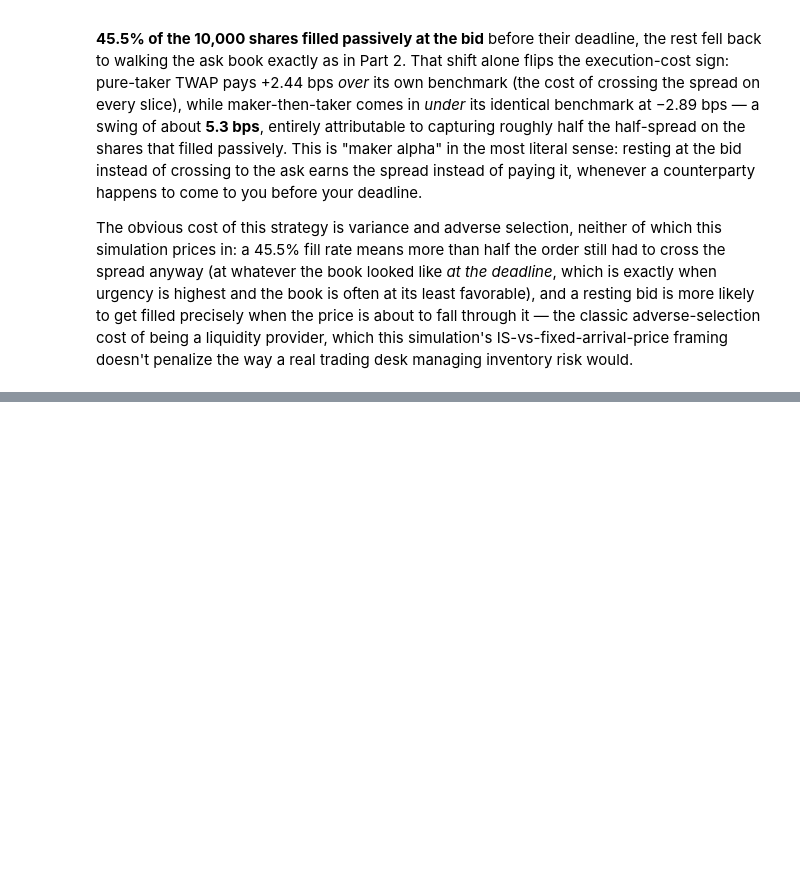
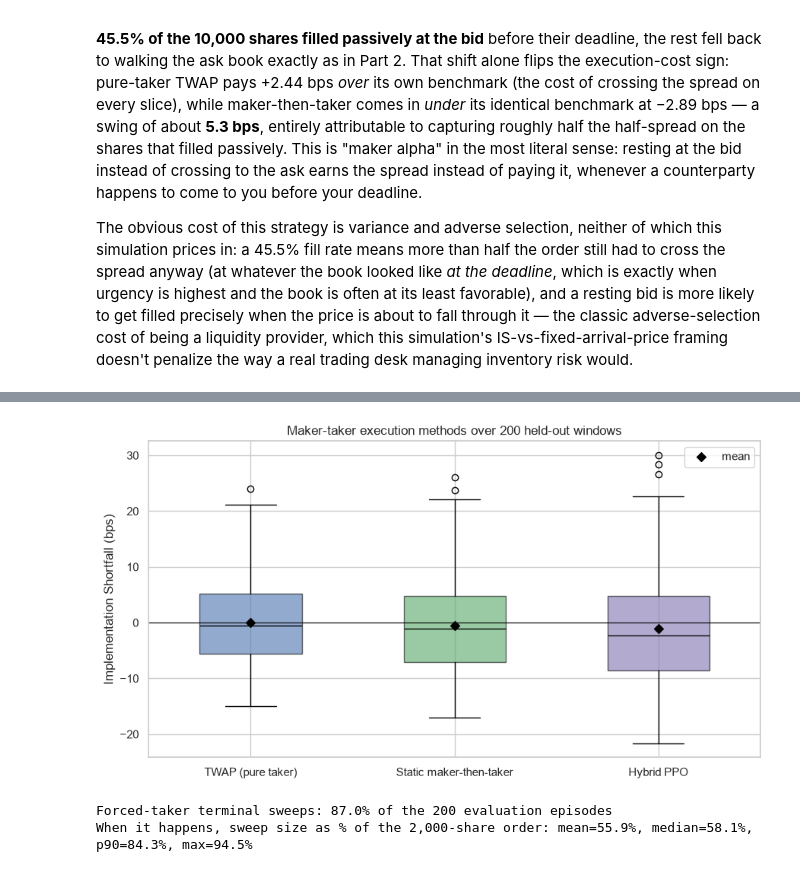
Before and after one commit to yeonjaej/LOB, a Jupyter notebook: data/LOBdata_EDA.ipynb, the cells around one changed output, grey strips where cells are left out. Saved outputs shown, nothing was run; the diff lists cells and outputs as text; code cells hidden in the pictures; blank space fills up the shorter version.

Commit message:
preliminary result

```diff
--- a/data/LOBdata_EDA.ipynb
+++ b/data/LOBdata_EDA.ipynb
@@ -1967,0 +2358,50 @@ would.
+# %%
+hybrid_comparison = pd.DataFrame({
+    "TWAP (pure taker)": twap_results_v2["IS_bps"].values,
+    "Static maker-then-taker": maker_results_v2["IS_bps"].values,
+    "Hybrid PPO": hybrid_results["IS_bps"].values,
+})
+hybrid_method_order = ["TWAP (pure taker)", "Static maker-then-taker", "Hybrid PPO"]
+hybrid_method_colors = {"TWAP (pure taker)": "#4C72B0", "Static maker-then-taker": "#55A868", "Hybrid PPO": "#8172B2"}
+
+fig, ax = plt.subplots(figsize=(9, 5))
+box_data = [hybrid_comparison[m].values for m in hybrid_method_order]
+bp = ax.boxplot(box_data, tick_labels=hybrid_method_order, patch_artist=True, widths=0.5,
+                 medianprops=dict(color="black"))
+for patch, m in zip(bp["boxes"], hybrid_method_order):
+    patch.set_facecolor(hybrid_method_colors[m])
+    patch.set_alpha(0.6)
+
+means = [hybrid_comparison[m].mean() for m in hybrid_method_order]
+ax.scatter(range(1, 4), means, color="black", marker="D", zorder=5, label="mean")
+ax.axhline(0, color="black", linewidth=0.8)
+ax.set_ylabel("Implementation Shortfall (bps)")
+ax.set_title(f"Maker-taker execution methods over {len(eval_seeds_hybrid)} held-out windows")
+ax.legend()
+plt.tight_layout()
+plt.show()
+# %% [output]
+[figure, added]
+# %%
+def evaluate_hybrid_with_forced_rate(env, policy_fn, seeds):
+    forced_count = 0
+    forced_frac_shares = []  # fraction of total_shares swept in the forced terminal sweep, when it happens
+    for seed in seeds:
+        obs, _ = env.reset(seed=seed)
+        terminated = False
+        while not terminated:
+            action = policy_fn(obs)
+            obs, reward, terminated, truncated, info = env.step(action)
+            if info["forced_taker"]:
+                forced_count += 1
+                forced_frac_shares.append(info["filled"] / env.total_shares)
+    return forced_count / len(seeds), np.array(forced_frac_shares)
+
+forced_rate, forced_fracs = evaluate_hybrid_with_forced_rate(hybrid_env, hybrid_policy, eval_seeds_hybrid)
+print(f"Forced-taker terminal sweeps: {forced_rate:.1%} of the {len(eval_seeds_hybrid)} evaluation episodes")
+print(f"When it happens, sweep size as % of the 2,000-share order: "
+      f"mean={forced_fracs.mean():.1%}, median={np.median(forced_fracs):.1%}, "
+      f"p90={np.percentile(forced_fracs, 90):.1%}, max={forced_fracs.max():.1%}")
+# %% [output]
+Forced-taker terminal sweeps: 87.0% of the 200 evaluation episodes
+When it happens, sweep size as % of the 2,000-share order: mean=55.9%, median=58.1%, p90=84.3%, max=94.5%
```
Also changed, not shown: parts of 92 cells of this notebook.
